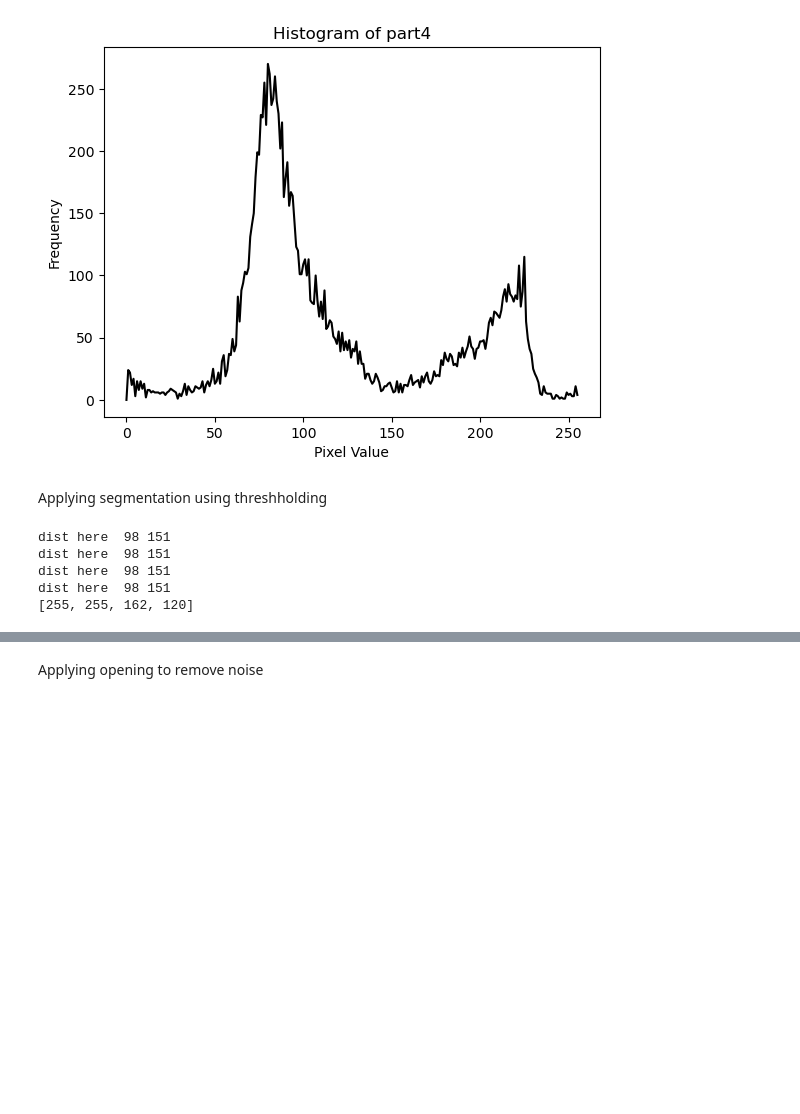
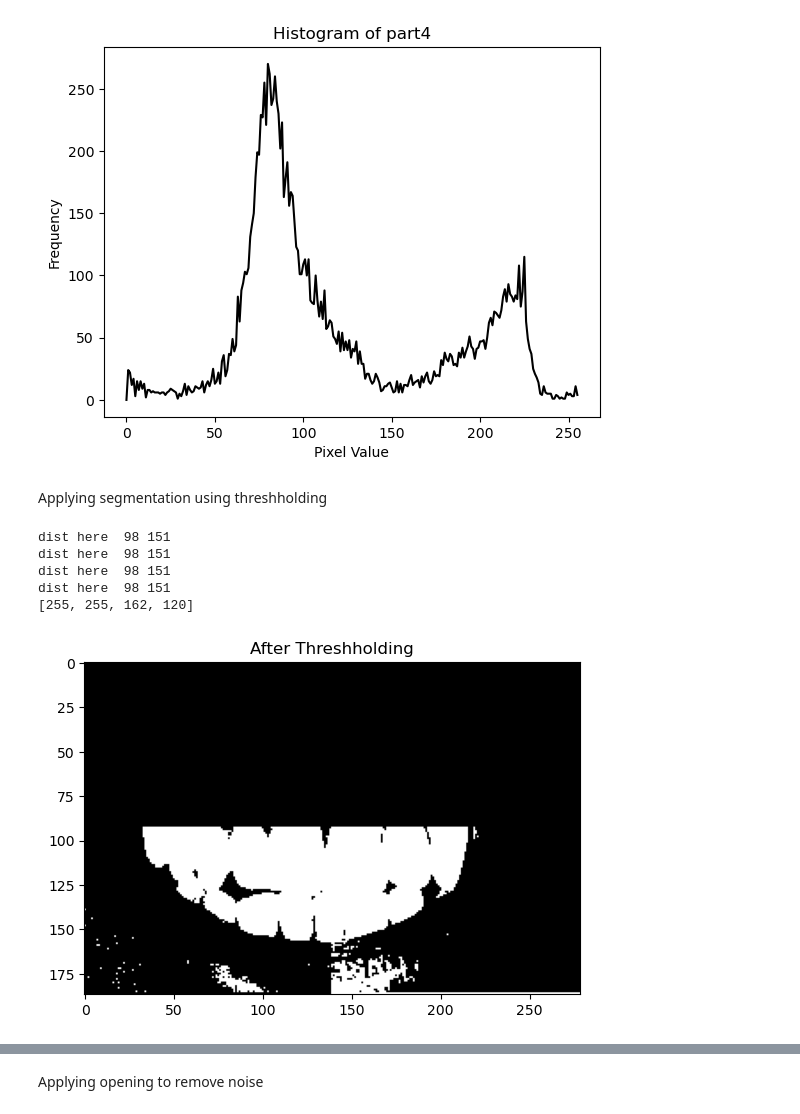
Before and after one commit to yosamah/Image-processing-project, a Jupyter notebook: Lab_1_std.ipynb, the cells around one changed output, grey strips where cells are left out. Drawn from its saved outputs; the diff is of its cells as text; code cells hidden in the pictures; blank space fills up the shorter version.

```diff
--- a/Lab_1_std.ipynb
+++ b/Lab_1_std.ipynb
@@ -352,30 +373,33 @@ Applying segmentation using threshholding
 # %%
 #dividing the image into 4 parts and calculate the histogram of each part
 part1, part2, part3, part4 = divide_image(roi_gray_mouth_region)
 peak1, peak2, peak3, peak4 = get_peaks_local(roi_gray_mouth_region)
 
 #puting the peaks in an array to make it easy to loop over them
 hist_peaks = [peak1, peak2, peak3, peak4]
 img_parts = [part1, part2, part3, part4]
 
 for i in range(len(hist_peaks)):
     #if there is one peak only, then put hist_peaks[i] = 255
     if len(hist_peaks[i]) == 1:
         hist_peaks[i] = 255
     else:
         hist_peaks[i] = get_threshold_between_2_peaks(hist_peaks[i][-2], hist_peaks[i][-1], img_parts[i][0])
         #hist_peaks[i] = getThreshold(img_parts[i][0])
 
 print(hist_peaks)
 roi_gray_mouth_region = local_thresholding(hist_peaks, roi_gray_mouth_region)
 
 
-cv2.imshow('After Threshholding', roi_gray_mouth_region)
-cv2.waitKey(0)
-cv2.destroyAllWindows()
+show_images([roi_gray_mouth_region], ['After Threshholding'])
+
+#cv2.imshow('After Threshholding', roi_gray_mouth_region)
+#cv2.waitKey(0)
+#cv2.destroyAllWindows()
 # %% [output]
 dist here  98 151
 dist here  98 151
 dist here  98 151
 dist here  98 151
 [255, 255, 162, 120]
+[figure, added]
```
Also changed, not shown: parts of 15 cells of this notebook, 1 other file.
